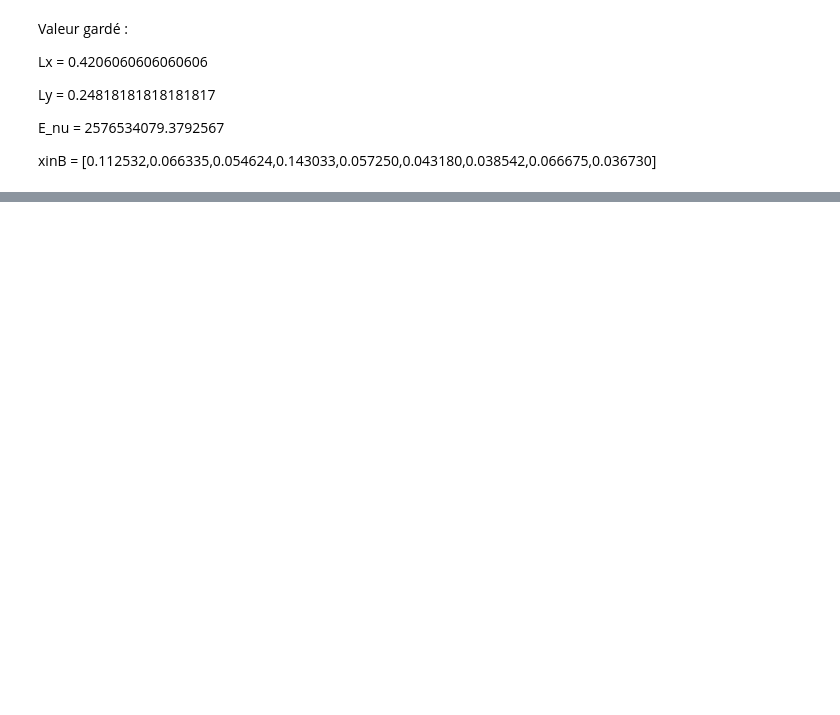
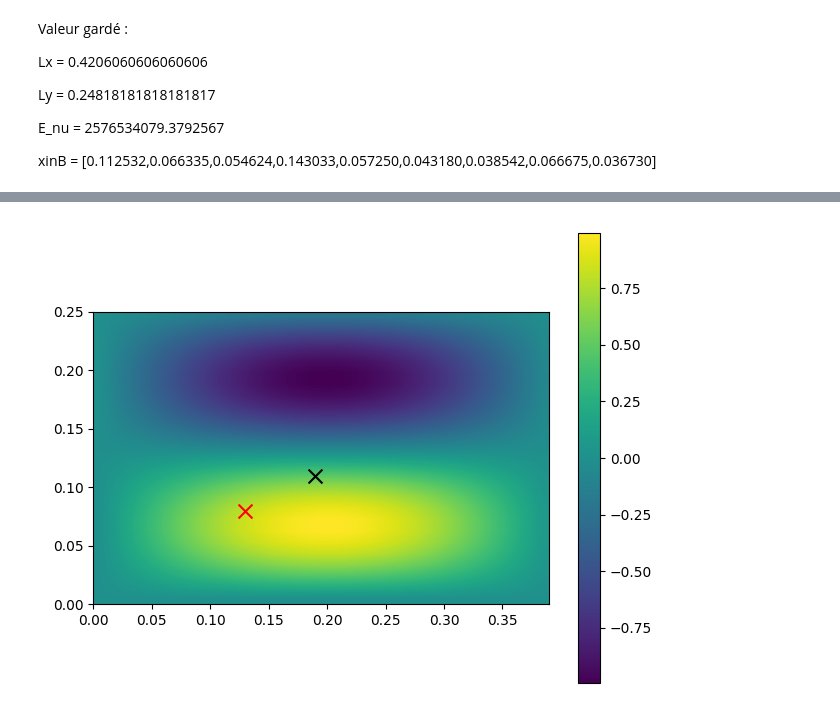
Before and after one commit to peladeaucome/ATIAM-PAM-AnalyseInstruments, a Jupyter notebook: Guitar_model/experiences/nouvelle_Correction_plaque_m2.ipynb, the cells around one changed output, grey strips where cells are left out. Drawn from its saved outputs; the diff is of its cells as text; code cells hidden in the pictures; blank space fills up the shorter version.

```diff
--- a/Guitar_model/experiences/nouvelle_Correction_plaque_m2.ipynb
+++ b/Guitar_model/experiences/nouvelle_Correction_plaque_m2.ipynb
@@ -311,0 +342,23 @@ for i in range(len(freq1)) :
+# %%
+fig = plt.figure()
+ax1 = fig.add_subplot(111)
+
+img = ax1.imshow(phiB_Nx_Ny_NmB[:,:,2].T,
+    extent=[x[0], x[-1] , y[0], y[-1]] ,
+    cmap="viridis" ,
+    interpolation = "bilinear",
+    origin="lower")
+
+ax1.scatter(x[x1_idx],y[y1_idx],label="point choisi",color="r", marker="x", s = 100)
+ax1.scatter(x[x2_idx],y[y2_idx],label="point choisi",color="k", marker="x", s = 100)
+
+fig.colorbar(img,ax=ax1)
+ax1.set_xlabel("")
+ax1.set_ylabel(r"")
+ax1.set_title(r"")
+
+fig.tight_layout()
+
+plt.show()
+# %% [output]
+[figure, added]
```
Also changed, not shown: parts of 13 cells of this notebook.
